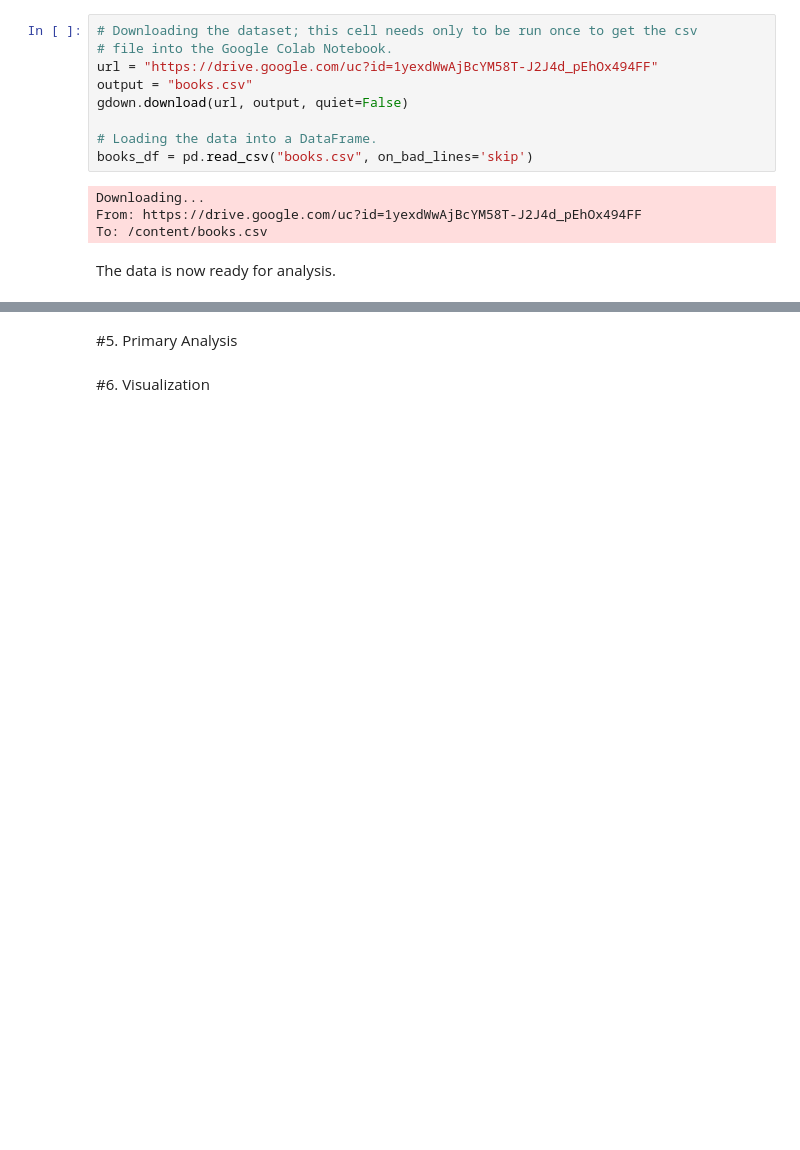
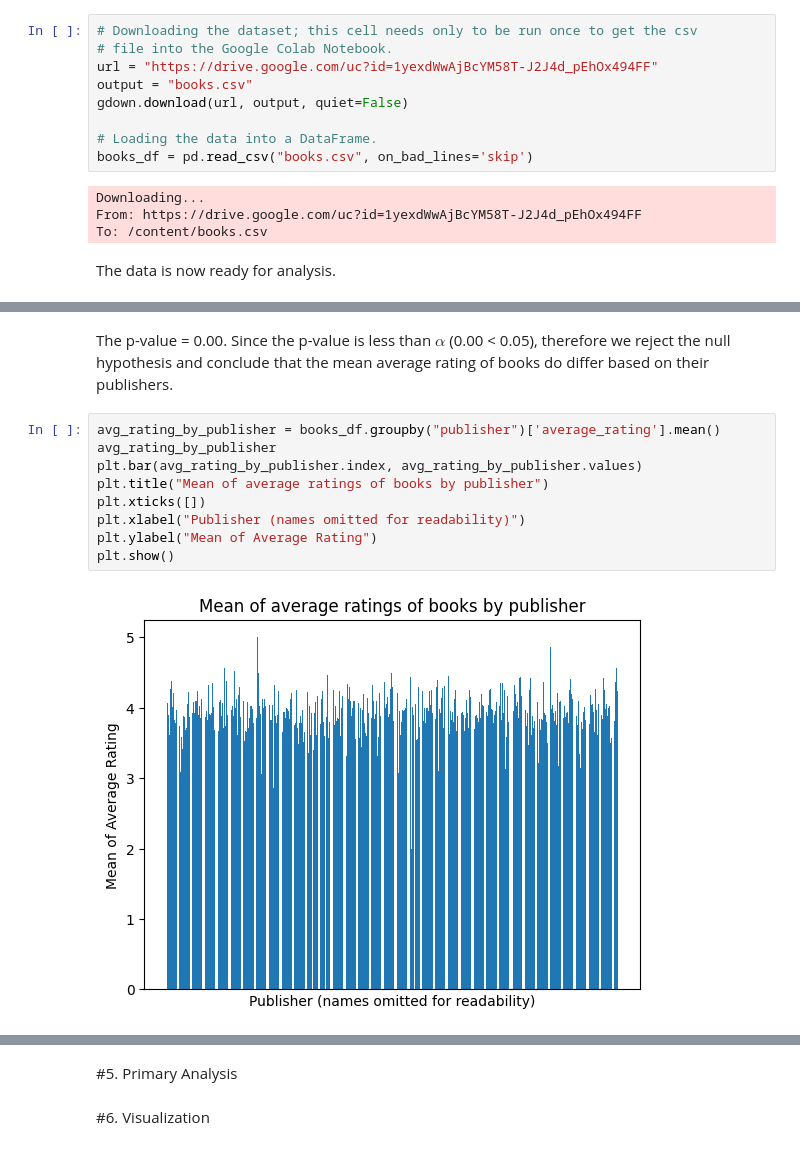
Before and after one commit to aspanguluri/aspanguluri.github.io, a Jupyter notebook: FinalProject.ipynb, the cells around one changed output, grey strips where cells are left out. Drawn from its saved outputs; the diff is of its cells as text; blank space fills up the shorter version.

```diff
--- a/FinalProject.ipynb
+++ b/FinalProject.ipynb
@@ -51,0 +174,13 @@ The data is now ready for analysis.
+# %% [markdown]
+The p-value = 0.00. Since the p-value is less than $\alpha$ (0.00 < 0.05), therefore we reject the null hypothesis and conclude that the mean average rating of books do differ based on their publishers.
+# %%
+avg_rating_by_publisher = books_df.groupby("publisher")['average_rating'].mean()
+avg_rating_by_publisher
+plt.bar(avg_rating_by_publisher.index, avg_rating_by_publisher.values)
+plt.title("Mean of average ratings of books by publisher")
+plt.xticks([])
+plt.xlabel("Publisher (names omitted for readability)")
+plt.ylabel("Mean of Average Rating")
+plt.show()
+# %% [output]
+[figure, added]
```
Also changed, not shown: parts of 30 cells of this notebook, 1 other file.
